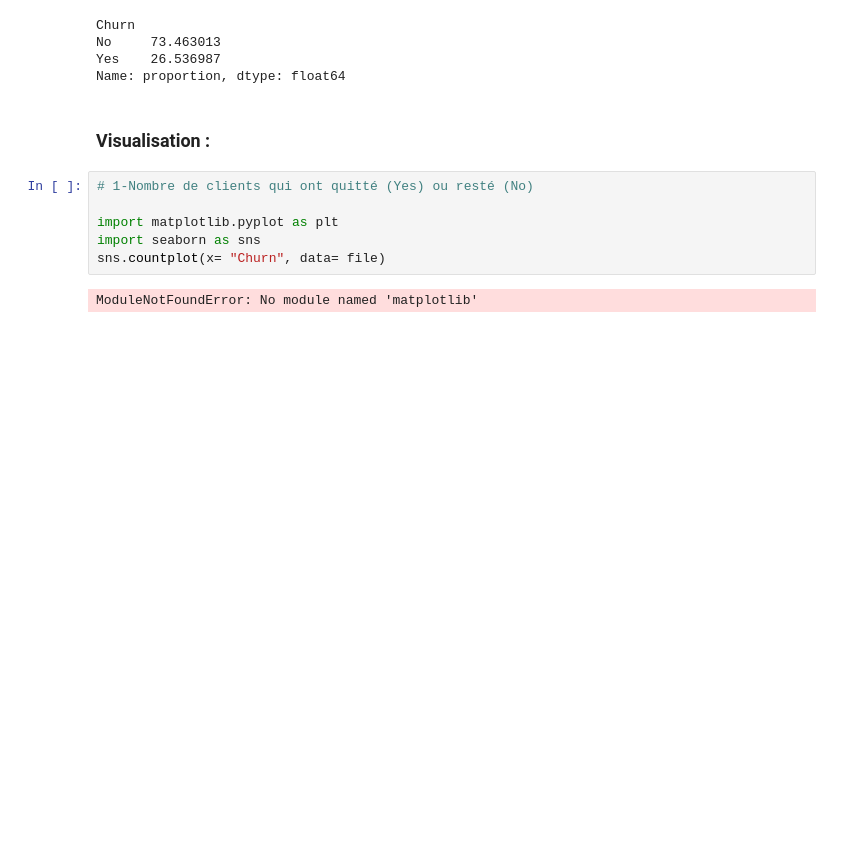
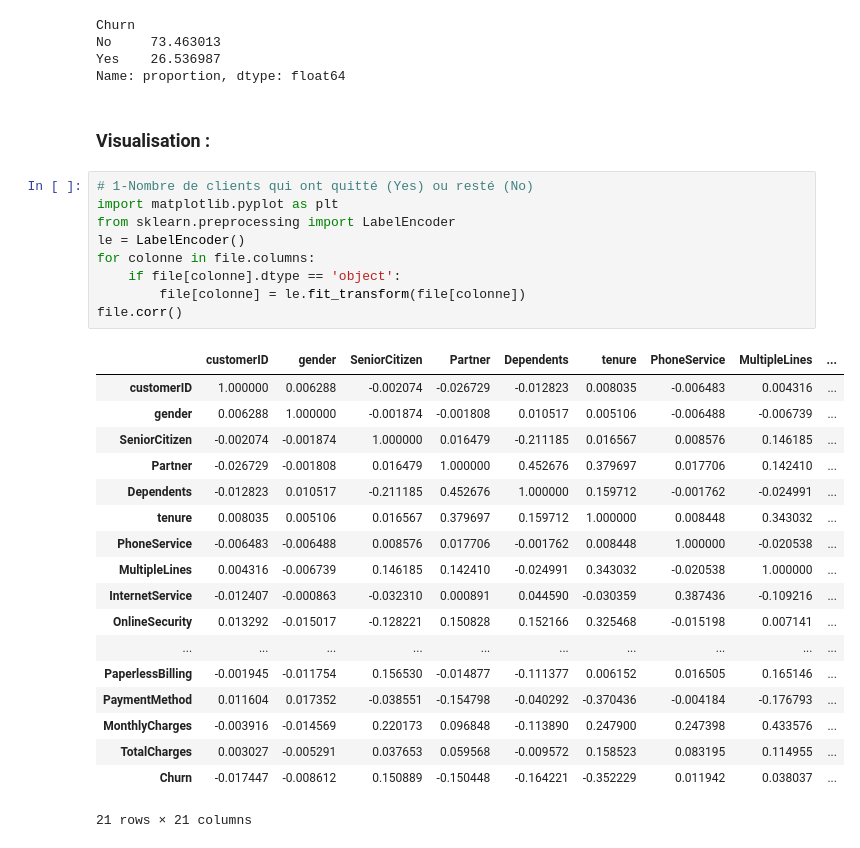
Before and after one commit to elhidarinouhayla/Pr-diction-du-Churn-Client-, a Jupyter notebook: EDA.ipynb, the cells around one changed output. Drawn from its saved outputs; the diff is of its cells as text; blank space fills up the shorter version.

```diff
--- a/EDA.ipynb
+++ b/EDA.ipynb
@@ -152,9 +152,29 @@ Name: proportion, dtype: float64
 ### Visualisation :
 # %%
 # 1-Nombre de clients qui ont quitté (Yes) ou resté (No)
-
 import matplotlib.pyplot as plt
-import seaborn as sns
-sns.countplot(x= "Churn", data= file)
+from sklearn.preprocessing import LabelEncoder
+le = LabelEncoder()
+for colonne in file.columns:
+    if file[colonne].dtype == 'object':
+        file[colonne] = le.fit_transform(file[colonne])
+file.corr()
 # %% [output]
+|  | customerID | gender | SeniorCitizen | Partner | Dependents | tenure | PhoneService | MultipleLines | ... |
+| customerID | 1.000000 | 0.006288 | -0.002074 | -0.026729 | -0.012823 | 0.008035 | -0.006483 | 0.004316 | ... |
+| gender | 0.006288 | 1.000000 | -0.001874 | -0.001808 | 0.010517 | 0.005106 | -0.006488 | -0.006739 | ... |
+| SeniorCitizen | -0.002074 | -0.001874 | 1.000000 | 0.016479 | -0.211185 | 0.016567 | 0.008576 | 0.146185 | ... |
+| Partner | -0.026729 | -0.001808 | 0.016479 | 1.000000 | 0.452676 | 0.379697 | 0.017706 | 0.142410 | ... |
+| Dependents | -0.012823 | 0.010517 | -0.211185 | 0.452676 | 1.000000 | 0.159712 | -0.001762 | -0.024991 | ... |
+| tenure | 0.008035 | 0.005106 | 0.016567 | 0.379697 | 0.159712 | 1.000000 | 0.008448 | 0.343032 | ... |
+| PhoneService | -0.006483 | -0.006488 | 0.008576 | 0.017706 | -0.001762 | 0.008448 | 1.000000 | -0.020538 | ... |
+| MultipleLines | 0.004316 | -0.006739 | 0.146185 | 0.142410 | -0.024991 | 0.343032 | -0.020538 | 1.000000 | ... |
+| InternetService | -0.012407 | -0.000863 | -0.032310 | 0.000891 | 0.044590 | -0.030359 | 0.387436 | -0.109216 | ... |
+| OnlineSecurity | 0.013292 | -0.015017 | -0.128221 | 0.150828 | 0.152166 | 0.325468 | -0.015198 | 0.007141 | ... |
+| ... | ... | ... | ... | ... | ... | ... | ... | ... | ... |
+| PaperlessBilling | -0.001945 | -0.011754 | 0.156530 | -0.014877 | -0.111377 | 0.006152 | 0.016505 | 0.165146 | ... |
+| PaymentMethod | 0.011604 | 0.017352 | -0.038551 | -0.154798 | -0.040292 | -0.370436 | -0.004184 | -0.176793 | ... |
+| MonthlyCharges | -0.003916 | -0.014569 | 0.220173 | 0.096848 | -0.113890 | 0.247900 | 0.247398 | 0.433576 | ... |
+| TotalCharges | 0.003027 | -0.005291 | 0.037653 | 0.059568 | -0.009572 | 0.158523 | 0.083195 | 0.114955 | ... |
+| Churn | -0.017447 | -0.008612 | 0.150889 | -0.150448 | -0.164221 | -0.352229 | 0.011942 | 0.038037 | ... |
-ModuleNotFoundError: No module named 'matplotlib'
+21 rows × 21 columns
```
